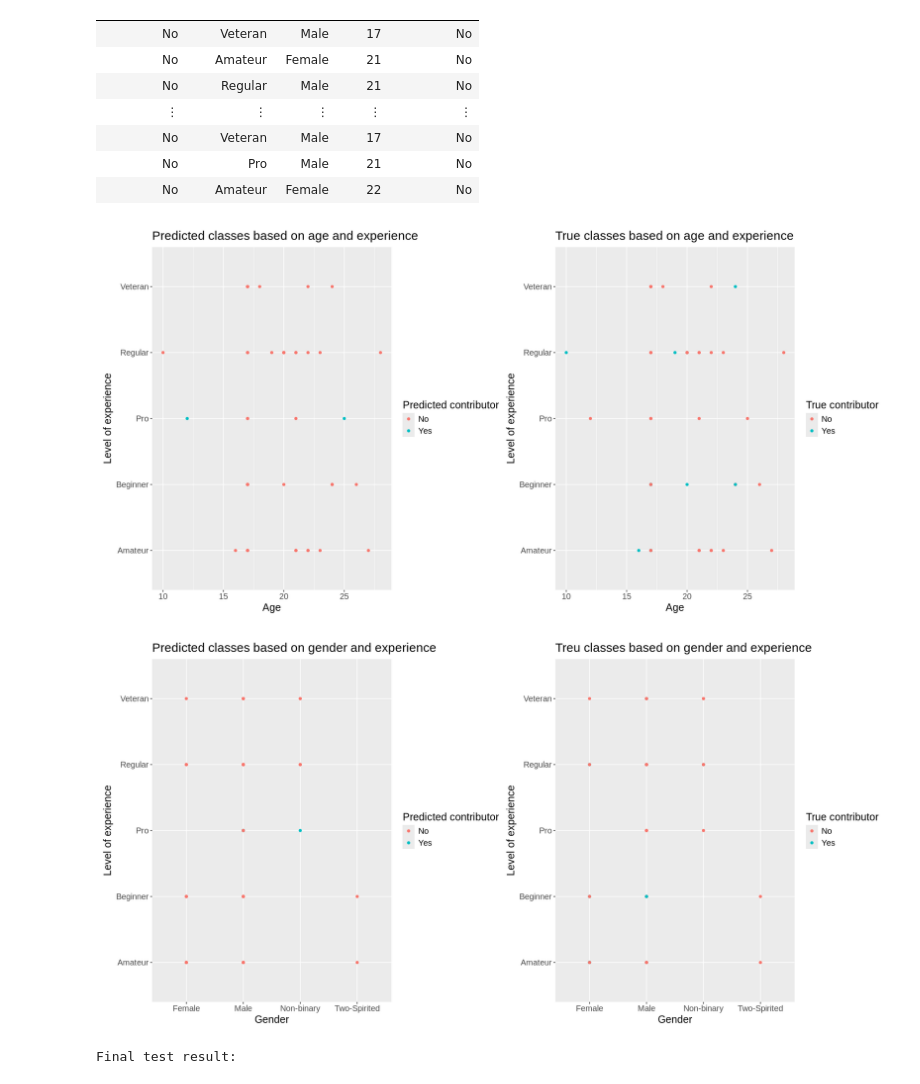
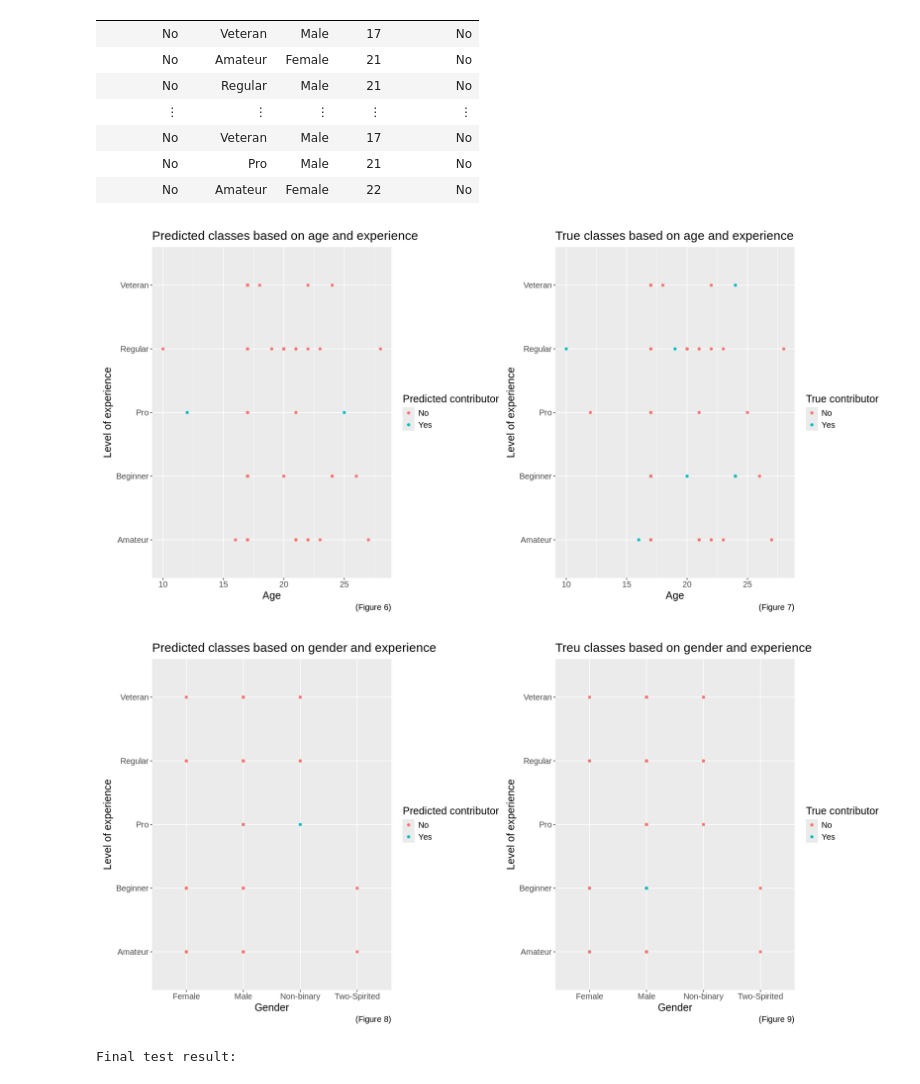
Before and after one commit to EmmaGjoen/data_science_group_project, a Jupyter notebook: project_final_report.ipynb, the cells around one changed output. Cells and saved outputs as stored; diff of their text form; code cells hidden in the pictures.

```diff
--- a/project_final_report.ipynb
+++ b/project_final_report.ipynb
@@ -463,7 +439,7 @@ pred_plot_experience_vs_age <- test_predictions |>
          y="Level of experience",
          color="Predicted contributor",
          title="Predicted classes based on age and experience",
-         capture="(Figure 6)") +
+         caption="(Figure 6)") +
     theme(text=element_text(size=15))
 
 
@@ -471,36 +447,36 @@ true_plot_experience_vs_age <- test_predictions |>
     ggplot(aes(x=age, y=experience, color=contributor)) +
     geom_point() +
     labs(x="Age",
          y="Level of experience",
          color="True contributor",
          title="True classes based on age and experience",
-         capture="(Figure 7)") +
+         caption="(Figure 7)") +
     theme(text=element_text(size=15))
 pred_plot_experience_vs_gender <- test_predictions |>
     ggplot(aes(x=gender, y=experience, color=.pred_class)) +
     geom_point() +
     labs(x="Gender",
          y="Level of experience",
          color="Predicted contributor",
          title="Predicted classes based on gender and experience",
-         capture="(Figure 8)") +
+         caption="(Figure 8)") +
     theme(text=element_text(size=15))
 
 true_plot_experience_vs_gender <- test_predictions |>
     ggplot(aes(x=gender, y=experience, color=contributor)) +
     geom_point() +
     labs(x="Gender",
          y="Level of experience",
          color="True contributor",
          title="Treu classes based on gender and experience",
-         capture="(Figure 9)") +
+         caption="(Figure 9)") +
     theme(text=element_text(size=15))
 
 # display the predicted and true classes next to each other
 options(repr.plot.width = 16, repr.plot.height = 8)
 pred_plot_experience_vs_age | true_plot_experience_vs_age
 pred_plot_experience_vs_gender | true_plot_experience_vs_gender
 # %% [output]
-[figure, old version]
+[figure, new version]
-[figure, old version]
+[figure, new version]
 # %%
```
Also changed, not shown: parts of 9 cells of this notebook.
